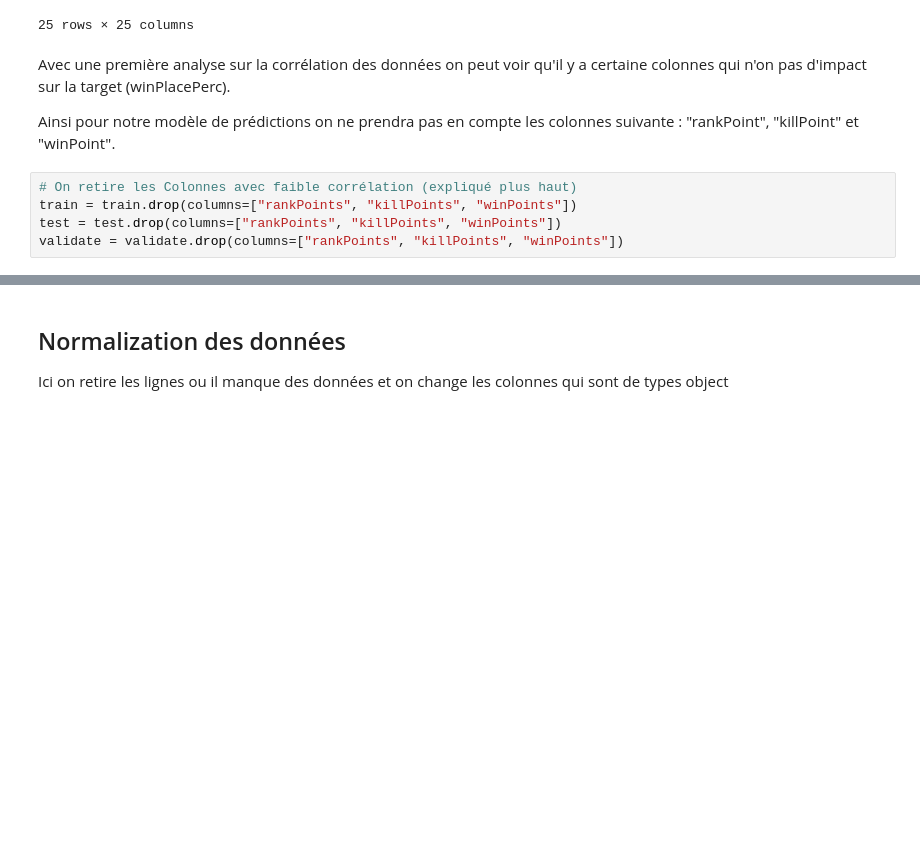
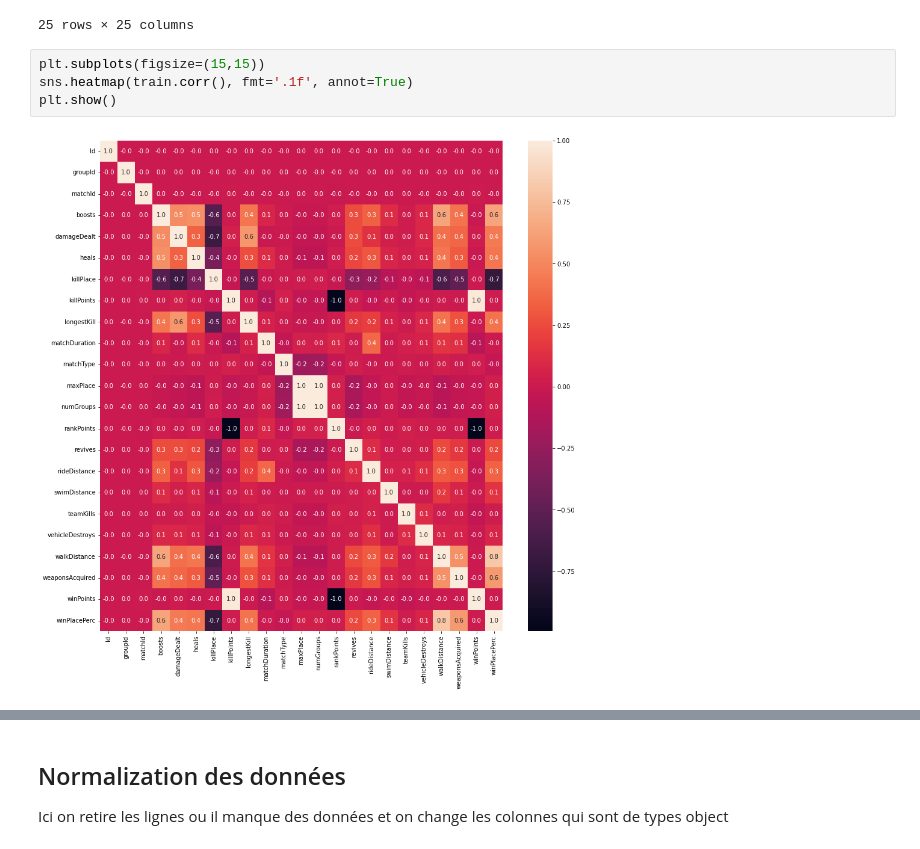
Before and after one commit to KitschminyofStephan/pubg_finish_placement_prediction, a Jupyter notebook: PUBG.ipynb, the cells around one changed output, grey strips where cells are left out. Drawn from its saved outputs; the diff is of its cells as text; blank space fills up the shorter version.

Commit message:
boosts and corr plot

```diff
--- a/PUBG.ipynb
+++ b/PUBG.ipynb
@@ -134,12 +134,9 @@ train.corr()
 | winPoints | 0.024447 | -0.007202 | 0.018181 | 0.011900 | 0.004882 | -0.010535 | -0.002659 | 0.983431 | 0.007521 | ... |
 | winPlacePerc | 0.299362 | 0.634045 | 0.440544 | 0.279916 | 0.277813 | 0.428115 | -0.719085 | 0.013195 | 0.420301 | ... |
 25 rows × 25 columns
-# %% [markdown]
-Avec une première analyse sur la corrélation des données on peut voir qu'il y a certaine colonnes qui n'on pas d'impact sur la target (winPlacePerc).
-
-Ainsi pour notre modèle de prédictions on ne prendra pas en compte les colonnes suivante : "rankPoint", "killPoint" et "winPoint".
-# %%
-# On retire les Colonnes avec faible corrélation (expliqué plus haut)
-train = train.drop(columns=["rankPoints", "killPoints", "winPoints"])
-test = test.drop(columns=["rankPoints", "killPoints", "winPoints"])
-validate = validate.drop(columns=["rankPoints", "killPoints", "winPoints"])
+# %%
+plt.subplots(figsize=(15,15))
+sns.heatmap(train.corr(), fmt='.1f', annot=True)
+plt.show()
+# %% [output]
+[figure, added]
```
Also changed, not shown: parts of 19 cells of this notebook.
